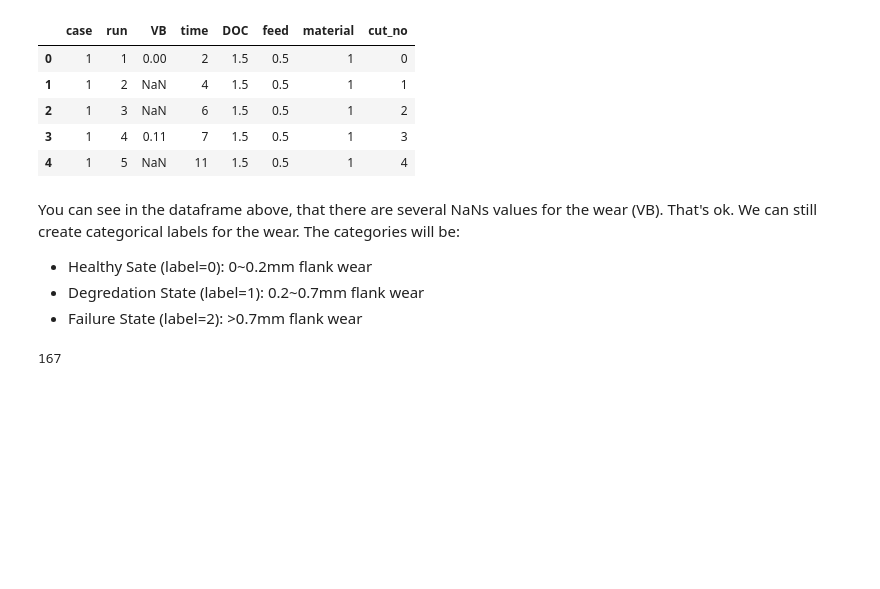
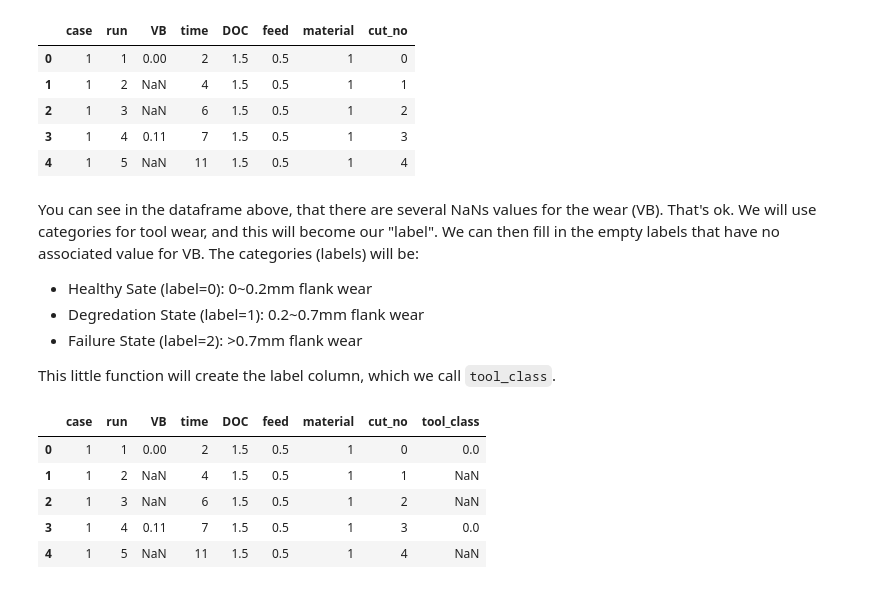
Before and after one commit to tvhahn/PyPHM, a Jupyter notebook: notebooks/milling_example.ipynb, the cells around one changed output. Cells and saved outputs as stored; diff of their text form; code cells hidden in the pictures; blank space fills up the shorter version.

```diff
--- a/notebooks/milling_example.ipynb
+++ b/notebooks/milling_example.ipynb
@@ -406,26 +406,34 @@ df_labels.head()
 | 3 | 1 | 4 | 0.11 | 7 | 1.5 | 0.5 | 1 | 3 |
 | 4 | 1 | 5 | NaN | 11 | 1.5 | 0.5 | 1 | 4 |
 # %% [markdown]
-You can see in the dataframe above, that there are several NaNs values for the wear (VB). That's ok. We can still create categorical labels for the wear. The categories will be:
+You can see in the dataframe above, that there are several NaNs values for the wear (VB). That's ok. We will use categories for tool wear, and this will become our "label". We can then fill in the empty labels that have no associated value for VB. The categories (labels) will be:
 
 * Healthy Sate (label=0): 0~0.2mm flank wear
 * Degredation State (label=1): 0.2~0.7mm flank wear
 * Failure State (label=2): >0.7mm flank wear
+
+This little function will create the label column, which we call `tool_class`.
 # %%
 def tool_state(cols):
     """Add the label to the cut."""
     vb = cols
 
     if vb < 0.2:
         return 0
     elif vb >= 0.2 and vb < 0.7:
         return 1
     elif pd.isnull(vb):
         pass
     else:
         return 2
 
 # apply the label to the dataframe
 df_labels["tool_class"] = df_labels["VB"].apply(tool_state)
+df_labels.head()
 # %% [output]
-167
+|  | case | run | VB | time | DOC | feed | material | cut_no | tool_class |
+| 0 | 1 | 1 | 0.00 | 2 | 1.5 | 0.5 | 1 | 0 | 0.0 |
+| 1 | 1 | 2 | NaN | 4 | 1.5 | 0.5 | 1 | 1 | NaN |
+| 2 | 1 | 3 | NaN | 6 | 1.5 | 0.5 | 1 | 2 | NaN |
+| 3 | 1 | 4 | 0.11 | 7 | 1.5 | 0.5 | 1 | 3 | 0.0 |
+| 4 | 1 | 5 | NaN | 11 | 1.5 | 0.5 | 1 | 4 | NaN |
```
Also changed, not shown: parts of 5 cells of this notebook.
